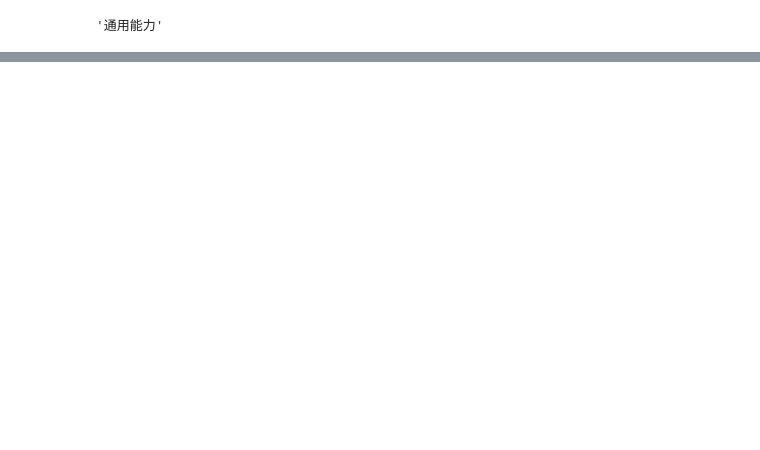
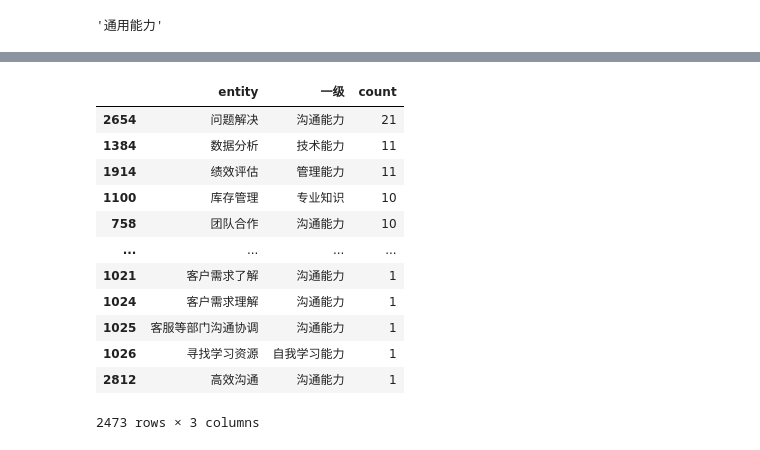
Before and after one commit to zzyLT/auto-gpt, a Jupyter notebook: easyChatGPT-google_login/examples/RE关键词回答整理.ipynb, the cells around one changed output, grey strips where cells are left out. Saved outputs shown, nothing was run; the diff lists cells and outputs as text; code cells hidden in the pictures; blank space fills up the shorter version.

```diff
--- a/easyChatGPT-google_login/examples/RE关键词回答整理.ipynb
+++ b/easyChatGPT-google_login/examples/RE关键词回答整理.ipynb
@@ -568,6 +554,8 @@ detail.to_csv('detail1618.csv', index=False)
 # %%
 entities = pd.DataFrame(list(set(entities['entity'])), columns=['entity'])
 entities
+# %%
+detail = data
 # %%
 import numpy as np
 entities = pd.DataFrame(columns=['entity','一级', '二级'])
@@ -633,2 +622,22 @@ See the caveats in the documentation: https://pandas.pydata.org/pandas-docs/stab
 # %%
 entities.to_csv('ent_detail1656.csv', index=False)
+# %%
+test = entities[["entity","一级"]]
+test = test.groupby(["entity","一级"]).size().reset_index(name='count')
+test = test.sort_values(by = ['count'], ascending=False)
+test = test.drop_duplicates(['entity'], keep = 'first')
+test
+# %% [output]
+|  | entity | 一级 | count |
+| 2654 | 问题解决 | 沟通能力 | 21 |
+| 1384 | 数据分析 | 技术能力 | 11 |
+| 1914 | 绩效评估 | 管理能力 | 11 |
+| 1100 | 库存管理 | 专业知识 | 10 |
+| 758 | 团队合作 | 沟通能力 | 10 |
+| ... | ... | ... | ... |
+| 1021 | 客户需求了解 | 沟通能力 | 1 |
+| 1024 | 客户需求理解 | 沟通能力 | 1 |
+| 1025 | 客服等部门沟通协调 | 沟通能力 | 1 |
+| 1026 | 寻找学习资源 | 自我学习能力 | 1 |
+| 2812 | 高效沟通 | 沟通能力 | 1 |
+2473 rows × 3 columns
```
Also changed, not shown: parts of 12 cells of this notebook, 1 other file.
